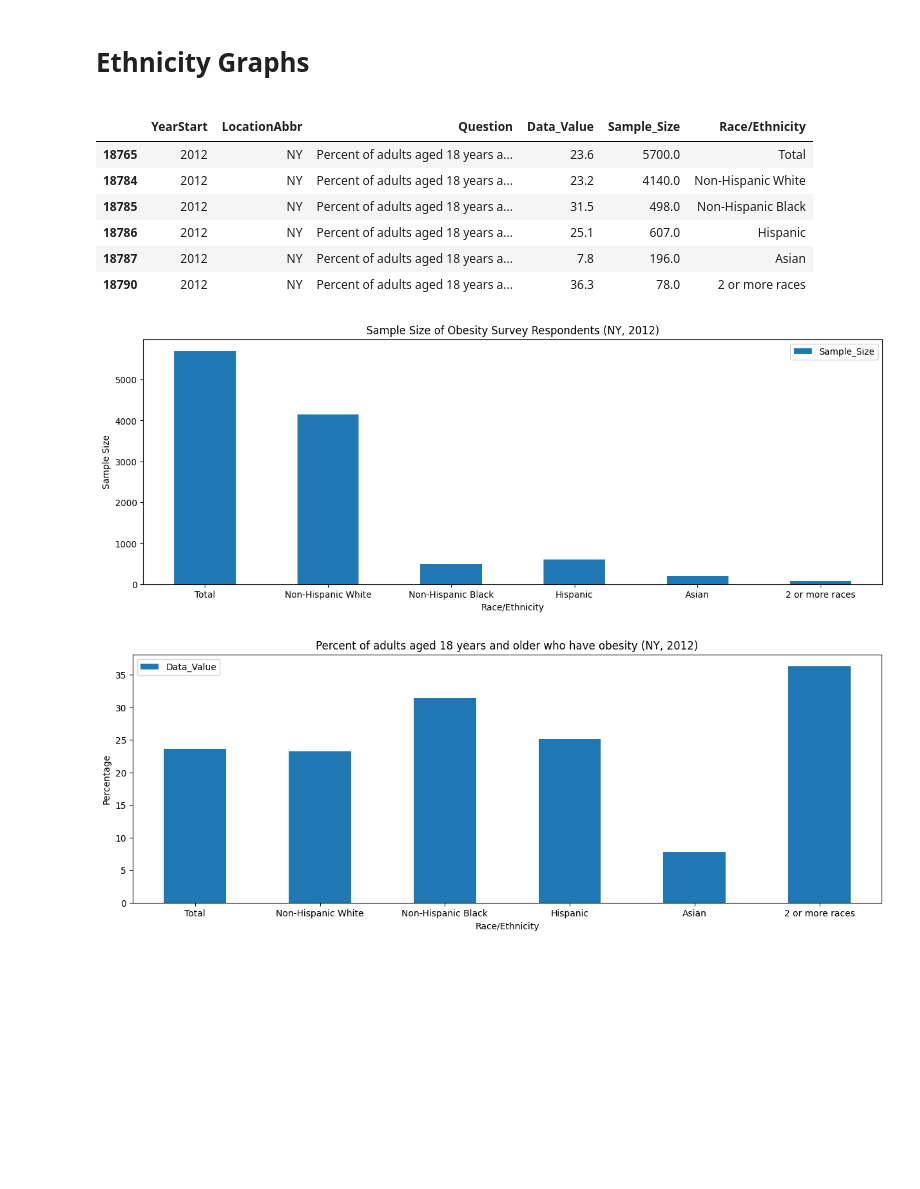
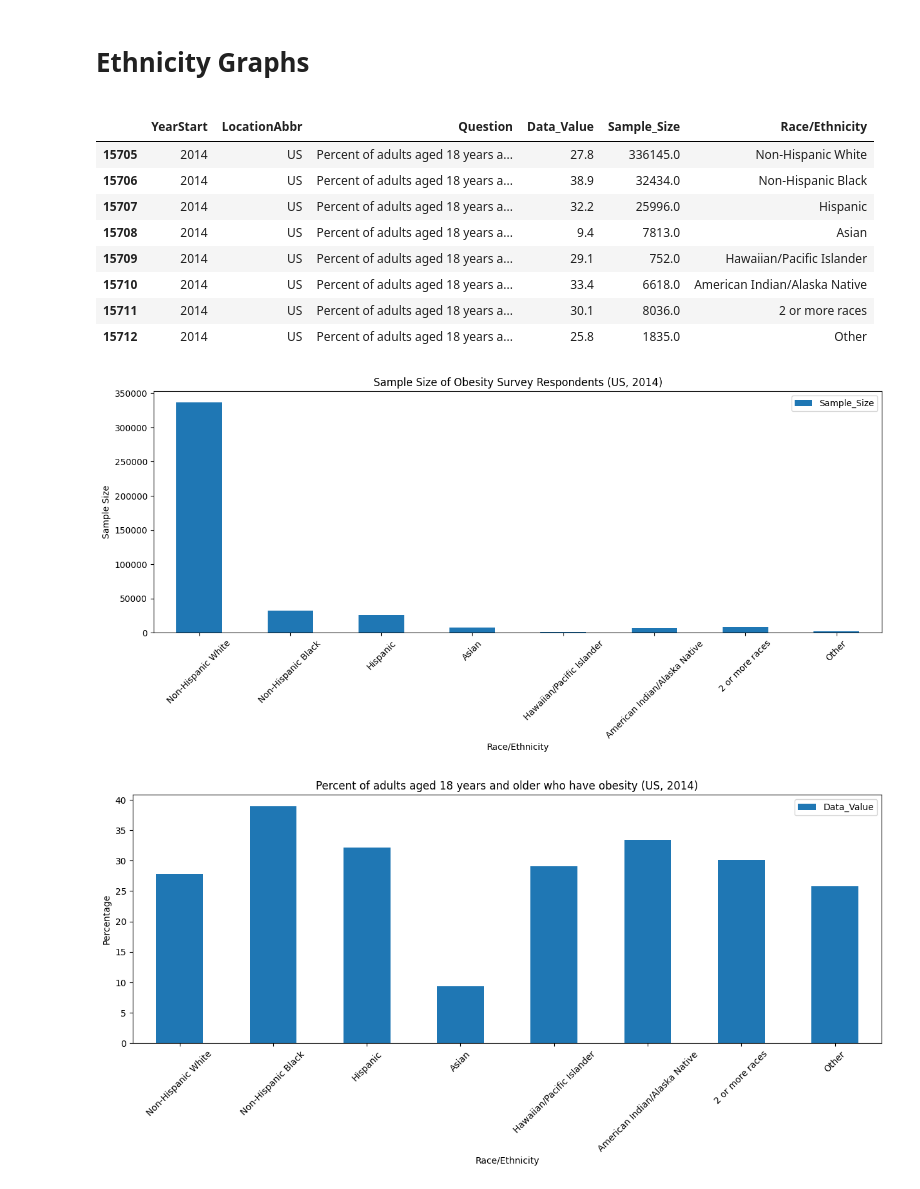
Before and after one commit to HardoModo/Dev10-Capstone, a Jupyter notebook: Shervorn/main.ipynb, the cells around one changed output. Drawn from its saved outputs; the diff is of its cells as text; code cells hidden in the pictures; blank space fills up the shorter version.

```diff
--- a/Shervorn/main.ipynb
+++ b/Shervorn/main.ipynb
@@ -271,8 +325,9 @@ EthnicityDF.head(5)
 | 3 | 2011 | AL | Percent of adults aged 18 years a... | 33.6 | 1153.0 | NaN | NaN |
 | 4 | 2011 | AL | Percent of adults aged 18 years a... | 32.8 | 2402.0 | NaN | NaN |
 # %%
-EthnicityDF = EthnicityDF[EthnicityDF['Total'].notna() | EthnicityDF['Race/Ethnicity'].notna()]
-EthnicityDF['Race/Ethnicity'] = EthnicityDF['Total'].combine_first(EthnicityDF['Race/Ethnicity'])
+EthnicityDF = EthnicityDF[EthnicityDF['Race/Ethnicity'].notna()]
+# EthnicityDF = EthnicityDF[EthnicityDF['Total'].notna() | EthnicityDF['Race/Ethnicity'].notna()]
+# EthnicityDF['Race/Ethnicity'] = EthnicityDF['Total'].combine_first(EthnicityDF['Race/Ethnicity'])
 EthnicityDF = EthnicityDF.drop('Total', axis=1)
 EthnicityDF = EthnicityDF[EthnicityDF['Data_Value'].notna()]
 EthnicityDF.head(9)
@@ -316,9 +371,11 @@ EthnicityDF.head(9)
 # %%
 # This cell allows you to take an indepth look at the data within the obesity survey dataset
 
-Year = 2012
-Location = 'NY'
+Year = 2014
+Location = 'US'
 Question = 'Percent of adults aged 18 years and older who have obesity'
+
+Years = [2011, 2012, 2013, 2014, 2015, 2016, 2017]
 # %% [markdown]
 ## Age Graph
 
@@ -468,26 +550,28 @@ EthnicityDF_Anaylsis = EthnicityDF_Anaylsis[EthnicityDF_Anaylsis["Question"] ==
 EthnicityDF_Anaylsis.head(10)
 # %% [output]
 |  | YearStart | LocationAbbr | Question | Data_Value | Sample_Size | Race/Ethnicity |
-| 18765 | 2012 | NY | Percent of adults aged 18 years a... | 23.6 | 5700.0 | Total |
-| 18784 | 2012 | NY | Percent of adults aged 18 years a... | 23.2 | 4140.0 | Non-Hispanic White |
-| 18785 | 2012 | NY | Percent of adults aged 18 years a... | 31.5 | 498.0 | Non-Hispanic Black |
-| 18786 | 2012 | NY | Percent of adults aged 18 years a... | 25.1 | 607.0 | Hispanic |
-| 18787 | 2012 | NY | Percent of adults aged 18 years a... | 7.8 | 196.0 | Asian |
-| 18790 | 2012 | NY | Percent of adults aged 18 years a... | 36.3 | 78.0 | 2 or more races |
+| 15705 | 2014 | US | Percent of adults aged 18 years a... | 27.8 | 336145.0 | Non-Hispanic White |
+| 15706 | 2014 | US | Percent of adults aged 18 years a... | 38.9 | 32434.0 | Non-Hispanic Black |
+| 15707 | 2014 | US | Percent of adults aged 18 years a... | 32.2 | 25996.0 | Hispanic |
+| 15708 | 2014 | US | Percent of adults aged 18 years a... | 9.4 | 7813.0 | Asian |
+| 15709 | 2014 | US | Percent of adults aged 18 years a... | 29.1 | 752.0 | Hawaiian/Pacific Islander |
+| 15710 | 2014 | US | Percent of adults aged 18 years a... | 33.4 | 6618.0 | American Indian/Alaska Native |
+| 15711 | 2014 | US | Percent of adults aged 18 years a... | 30.1 | 8036.0 | 2 or more races |
+| 15712 | 2014 | US | Percent of adults aged 18 years a... | 25.8 | 1835.0 | Other |
 # %%
-plot = EthnicityDF_Anaylsis.plot(x="Race/Ethnicity", y=["Sample_Size"], kind="bar", rot=0, figsize=(15, 5))
+plot = EthnicityDF_Anaylsis.plot(x="Race/Ethnicity", y=["Sample_Size"], kind="bar", rot=45, figsize=(15, 5))
 plot.set_title(f"Sample Size of Obesity Survey Respondents ({Location}, {Year})")
 # plot.set_xlabel("Size of Firm (Employees)")
 plot.set_ylabel("Sample Size");
 # %% [output]
-[figure, old version]
+[figure, new version]
 # %%
-plot = EthnicityDF_Anaylsis.plot(x="Race/Ethnicity", y=["Data_Value"], kind="bar", rot=0, figsize=(15, 5))
+plot = EthnicityDF_Anaylsis.plot(x="Race/Ethnicity", y=["Data_Value"], kind="bar", rot=45, figsize=(15, 5))
 plot.set_title(f"{Question} ({Location}, {Year})")
 # plot.set_xlabel("Size of Firm (Employees)")
 plot.set_ylabel("Percentage");
 # %% [output]
-[figure, old version]
+[figure, new version]
 # %% [markdown]
 # To Do
 
```
Also changed, not shown: parts of 23 cells of this notebook, 5 other files.
